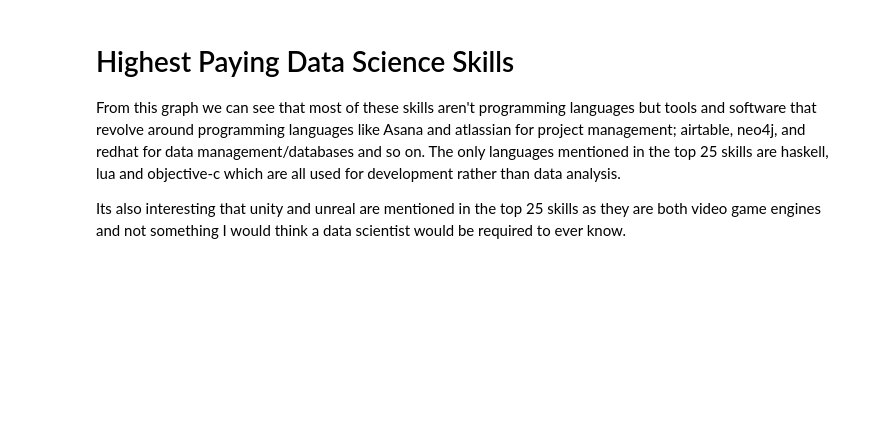
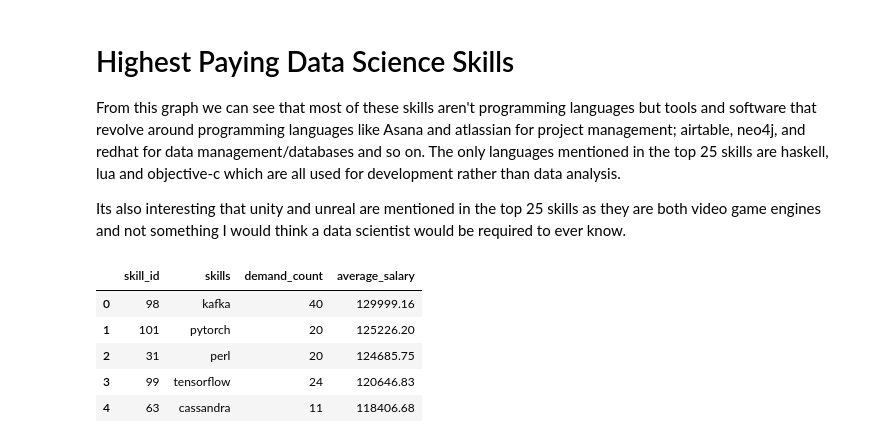
Before and after one commit to daly-brendan/SQL_Data_Analysis, a Jupyter notebook: project_SQL/Python/skill_and_salary_analysis.ipynb, the cells around one changed output. Drawn from its saved outputs; the diff is of its cells as text; code cells hidden in the pictures; blank space fills up the shorter version.

```diff
--- a/project_SQL/Python/skill_and_salary_analysis.ipynb
+++ b/project_SQL/Python/skill_and_salary_analysis.ipynb
@@ -65,3 +58,14 @@ Passing `palette` without assigning `hue` is deprecated and will be removed in v
 From this graph we can see that most of these skills aren't programming languages but tools and software that revolve around programming languages like Asana and atlassian for project management; airtable, neo4j, and redhat for data management/databases and so on. The only languages mentioned in the top 25 skills are haskell, lua and objective-c which are all used for development rather than data analysis.
 
 Its also interesting that unity and unreal are mentioned in the top 25 skills as they are both video game engines and not something I would think a data scientist would be required to ever know.
+# %%
+# MOST OPTIMAL SKILLS ANALYSIS
+
+df3 = pd.read_csv('C:/Users/dalys/OneDrive/Desktop/SQL_Data_Analysis/project_SQL/CSVs/most_optimal_skills.csv')
+# %% [output]
+|  | skill_id | skills | demand_count | average_salary |
+| 0 | 98 | kafka | 40 | 129999.16 |
+| 1 | 101 | pytorch | 20 | 125226.20 |
+| 2 | 31 | perl | 20 | 124685.75 |
+| 3 | 99 | tensorflow | 24 | 120646.83 |
+| 4 | 63 | cassandra | 11 | 118406.68 |
```
Also changed, not shown: parts of 3 cells of this notebook, 3 other files.
